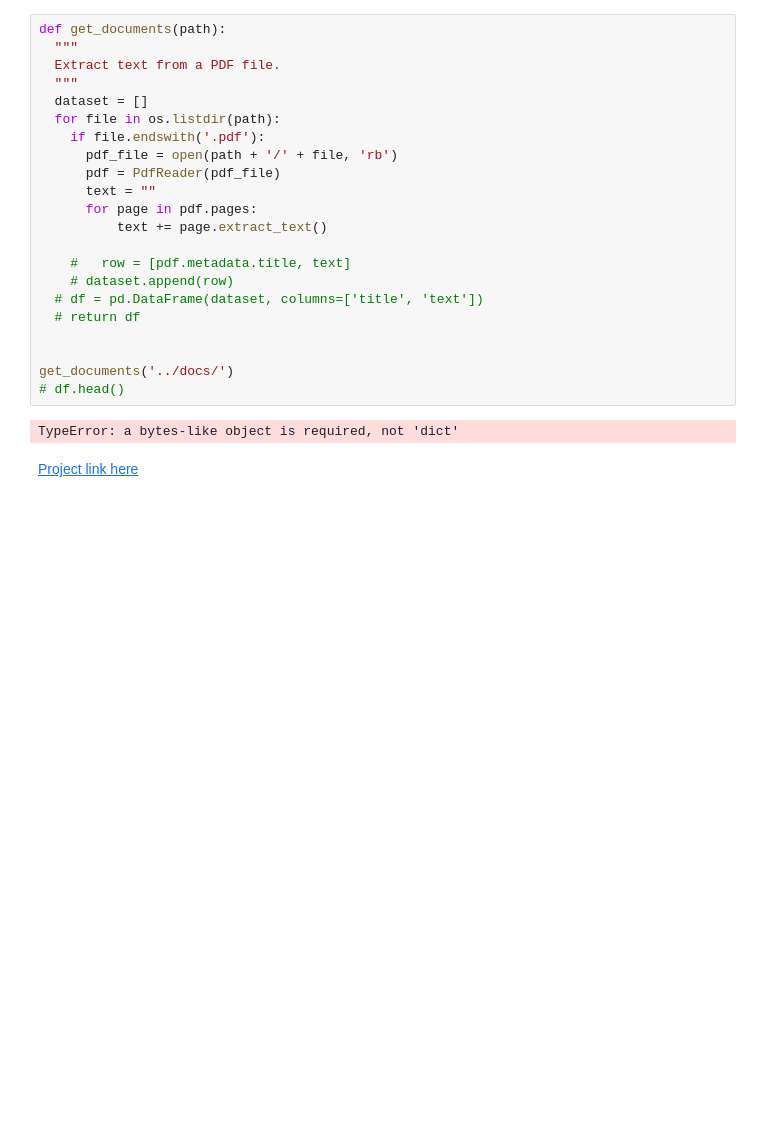
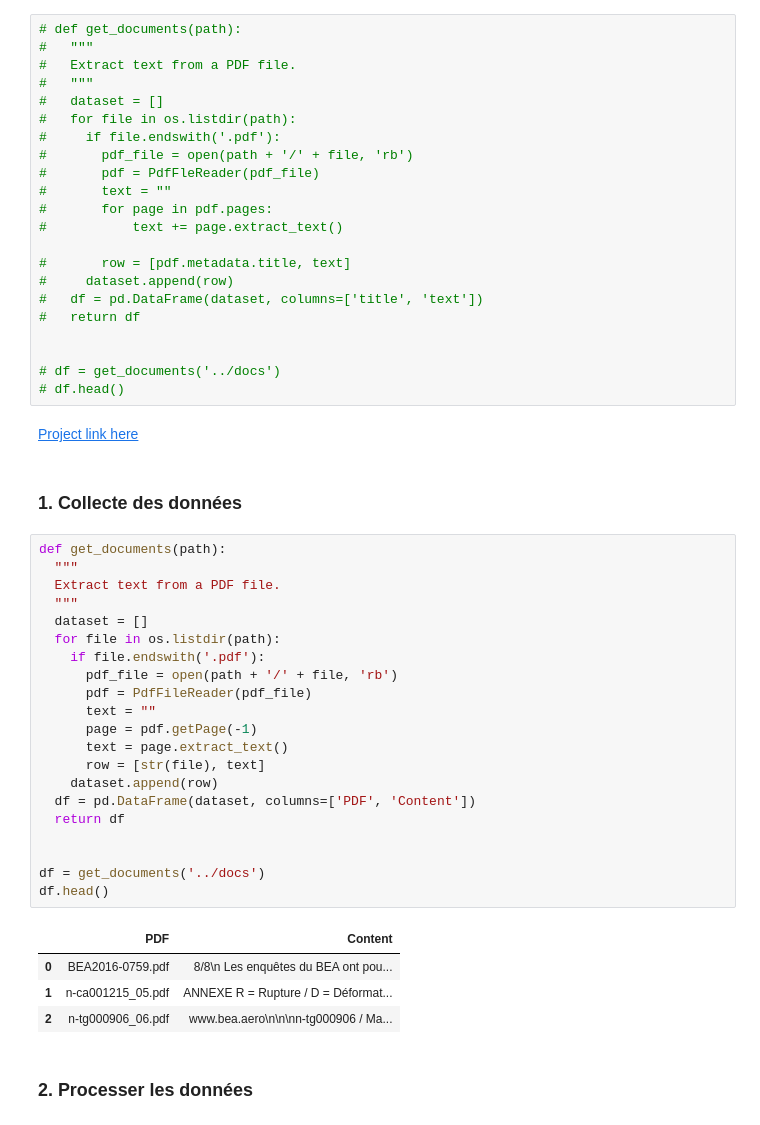
Before and after one commit to IbrahimOued/NLP-1-rattrapage-UVBF, a Jupyter notebook: nlp1_rattrapage/notebook.ipynb, the cells around one changed output. Drawn from its saved outputs; the diff is of its cells as text; blank space fills up the shorter version.

Commit message:
add data collect, data pre-processing and corpus creation

```diff
--- a/nlp1_rattrapage/notebook.ipynb
+++ b/nlp1_rattrapage/notebook.ipynb
@@ -16,26 +19,54 @@ from gensim.models import CoherenceModel
 # %%
-def get_documents(path):
-  """
-  Extract text from a PDF file.
-  """
-  dataset = []
-  for file in os.listdir(path):
-    if file.endswith('.pdf'):
-      pdf_file = open(path + '/' + file, 'rb')
-      pdf = PdfReader(pdf_file)
-      text = ""
-      for page in pdf.pages:
-          text += page.extract_text()
+# def get_documents(path):
+#   """
+#   Extract text from a PDF file.
+#   """
+#   dataset = []
+#   for file in os.listdir(path):
+#     if file.endswith('.pdf'):
+#       pdf_file = open(path + '/' + file, 'rb')
+#       pdf = PdfFleReader(pdf_file)
+#       text = ""
+#       for page in pdf.pages:
+#           text += page.extract_text()
 
-    #   row = [pdf.metadata.title, text]
-    # dataset.append(row)
-  # df = pd.DataFrame(dataset, columns=['title', 'text'])
-  # return df
+#       row = [pdf.metadata.title, text]
+#     dataset.append(row)
+#   df = pd.DataFrame(dataset, columns=['title', 'text'])
+#   return df
 
 
-get_documents('../docs/')
+# df = get_documents('../docs')
 # df.head()
-# %% [output]
-TypeError: a bytes-like object is required, not 'dict'
 # %% [markdown]
 [Project link here](https://towardsdatascience.com/topic-modelling-in-python-with-spacy-and-gensim-dc8f7748bdbf)
+# %% [markdown]
+### 1. Collecte des données
+# %%
+def get_documents(path):
+  """
+  Extract text from a PDF file.
+  """
+  dataset = []
+  for file in os.listdir(path):
+    if file.endswith('.pdf'):
+      pdf_file = open(path + '/' + file, 'rb')
+      pdf = PdfFileReader(pdf_file)
+      text = ""
+      page = pdf.getPage(-1)
+      text = page.extract_text()
+      row = [str(file), text]
+    dataset.append(row)
+  df = pd.DataFrame(dataset, columns=['PDF', 'Content'])
+  return df
+
+
+df = get_documents('../docs')
+df.head()
+# %% [output]
+|  | PDF | Content |
+| 0 | BEA2016-0759.pdf | 8/8\n Les enquêtes du BEA ont pou... |
+| 1 | n-ca001215_05.pdf | ANNEXE R = Rupture / D = Déformat... |
+| 2 | n-tg000906_06.pdf | www.bea.aero\n\n\nn-tg000906 / Ma... |
+# %% [markdown]
+### 2. Processer les données
```
Also changed, not shown: parts of 6 cells of this notebook, 2 other files.
